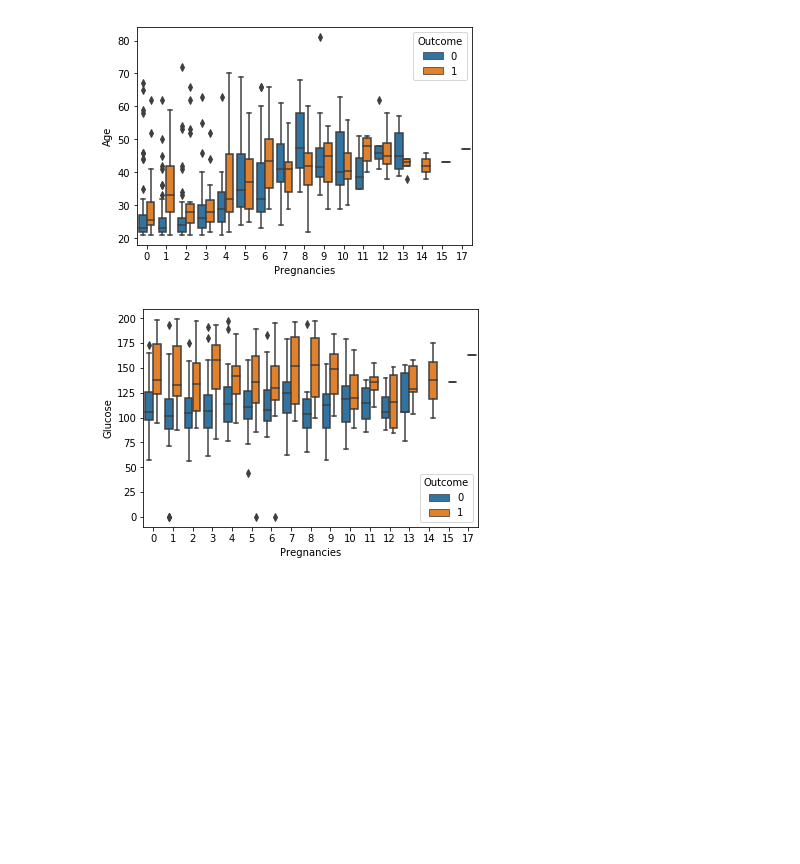
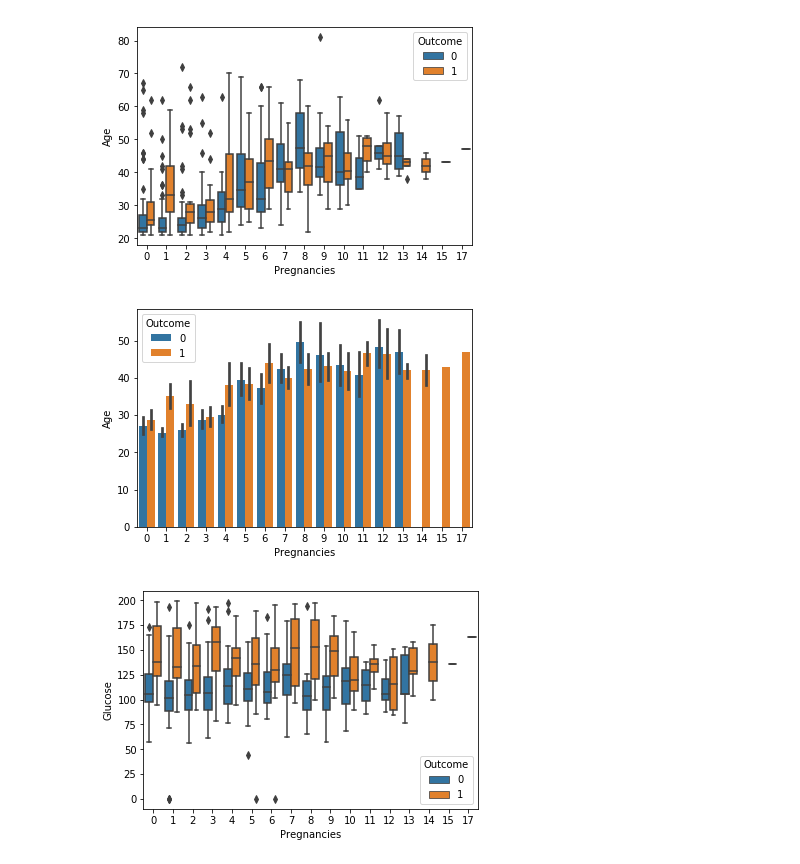
Before and after one commit to setijo01/DS420_Midterm, a Jupyter notebook: DS420_Midterm_PimaIndianDiabetes.ipynb, the cells around one changed output. Saved outputs shown, nothing was run; the diff lists cells and outputs as text; code cells hidden in the pictures; blank space fills up the shorter version.

```diff
--- a/DS420_Midterm_PimaIndianDiabetes.ipynb
+++ b/DS420_Midterm_PimaIndianDiabetes.ipynb
@@ -107,6 +107,10 @@ ax = sns.boxplot(x='Pregnancies', y= 'BMI', hue='Outcome', data = data)
 ax = sns.boxplot(x='Pregnancies', y= 'Age', hue='Outcome', data = data)
 # %% [output]
 [figure]
+# %%
+ax = sns.barplot(x='Pregnancies', y= 'Age', hue='Outcome', data = data)
+# %% [output]
+[figure, added]
 # %%
 ax = sns.boxplot(x='Pregnancies', y= 'Glucose', hue='Outcome', data = data)
 # %% [output]
```
Also changed, not shown: parts of 7 cells of this notebook.
